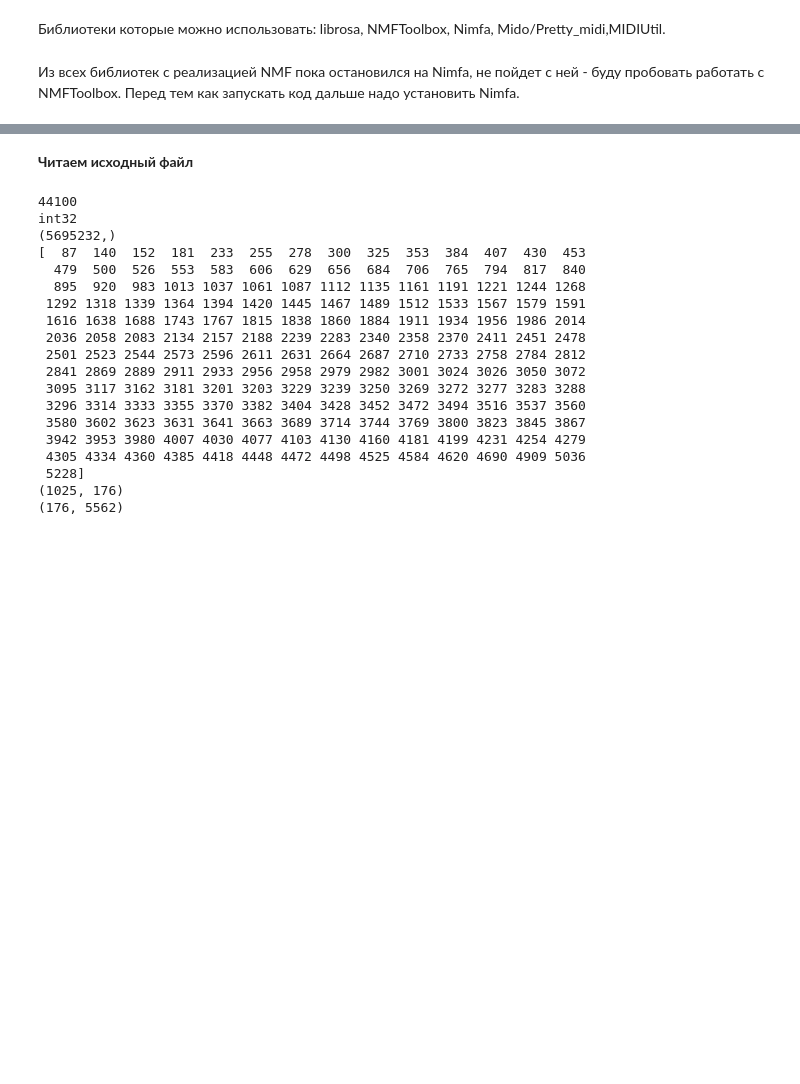
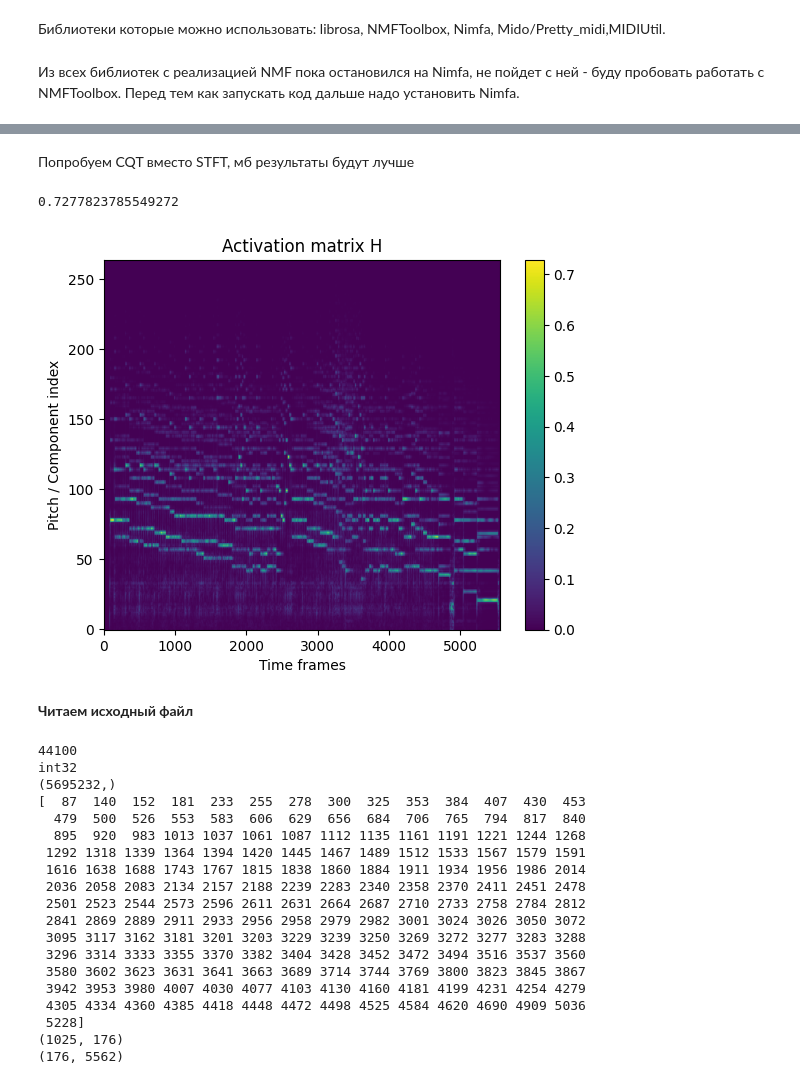
Before and after one commit to bierml/NMFforAMT, a Jupyter notebook: Experimental/Music_Transcribing[NMF].ipynb, the cells around one changed output, grey strips where cells are left out. Cells and saved outputs as stored; diff of their text form; code cells hidden in the pictures; blank space fills up the shorter version.

```diff
--- a/Experimental/Music_Transcribing[NMF].ipynb
+++ b/Experimental/Music_Transcribing[NMF].ipynb
@@ -18,3 +19,47 @@ sed: no input files
+# %% [markdown]
+Попробуем CQT вместо STFT, мб результаты будут лучше
+# %%
+from scipy.io import wavfile
+import numpy as np
+import librosa
+import nimfa
+g = 2
+HOP = 1024
+K = 3
+f_s, x = wavfile.read("/content/Prelude-in-E-Minor-Nr-4.wav")
+
+def norm_log(H, gamma=5):
+    return np.log1p(gamma * H)
+def harmonic_template(coef=3):
+  #this should contain harmonic template with nearest frequencies of harmonics for coef*88-length vector
+if(x.dtype==np.int32):
+  x = x / (2**31)
+elif(x.dtype==np.int16):
+  x = x / (2**15)
+else:
+  raise ValueError(f"Unsupported sample type: {x.dtype}")
+onsets = librosa.onset.onset_detect(y=x, sr=f_s, hop_length=HOP,units='frames')
+spectrogram = np.abs(librosa.cqt(x, fmin=librosa.note_to_hz('A0'), bins_per_octave=12 * K, n_bins=88 * K, hop_length=HOP))
+spectrogram_norm = norm_log(spectrogram, g)
+spectrogram_norm = librosa.util.normalize(spectrogram_norm, norm = 2, axis = 0, threshold = 0.05)
+print(np.max(spectrogram_norm))
+#spectrogram_compressed = np.log(1+gamma*spectrogram)
+
+
+import matplotlib.pyplot as plt
+plt.figure()
+#plt.imshow(H_v, aspect='auto', origin='lower')
+#plt.imshow(Y[:,140:160], aspect='auto', origin='lower')
+plt.imshow(spectrogram_norm, aspect='auto', origin='lower')
+#plt.imshow(Y, aspect='auto', origin='lower')
+plt.colorbar()
+plt.title("Activation matrix H")
+plt.xlabel("Time frames")
+plt.ylabel("Pitch / Component index")
+plt.show()
+# %% [output]
+0.7277823785549272
+[figure, added]
 # %% [markdown]
 **Читаем исходный файл**
 # %%
```
Also changed, not shown: parts of 9 cells of this notebook, 1 other file.
